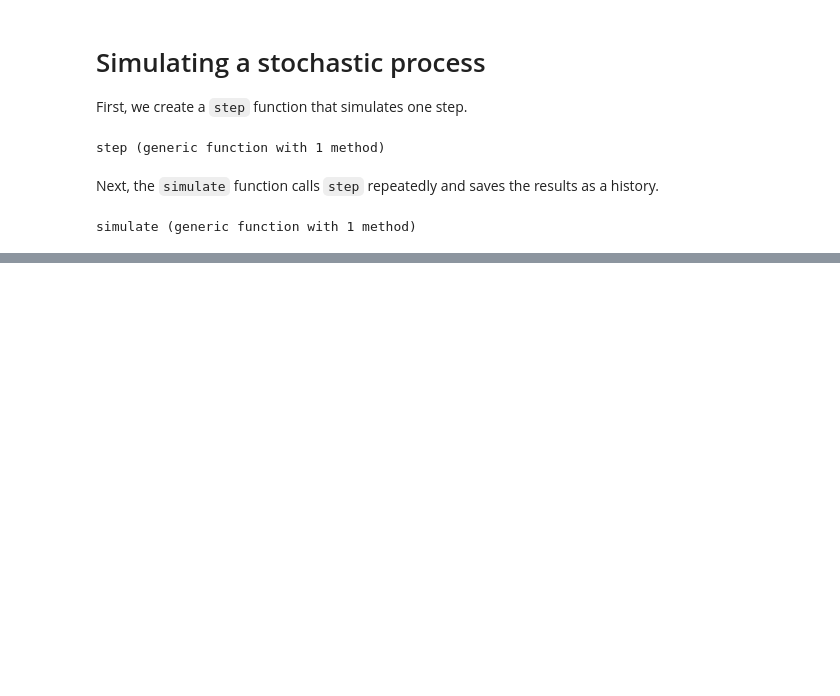
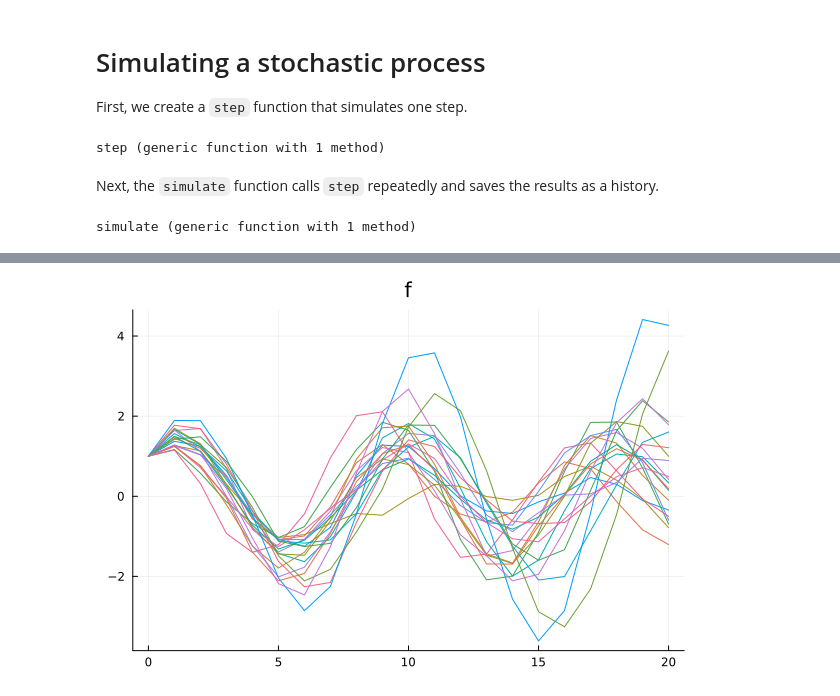
Before and after one commit to CU-ADCL/CU-DMU-Materials, a Jupyter notebook: notebooks/030-Stochastic-Processes.ipynb, the cells around one changed output, grey strips where cells are left out. Cells and saved outputs as stored; diff of their text form; code cells hidden in the pictures; blank space fills up the shorter version.

```diff
--- a/notebooks/030-Stochastic-Processes.ipynb
+++ b/notebooks/030-Stochastic-Processes.ipynb
@@ -37,0 +60,4 @@ histories = [simulate(step, n_steps = n) for _ = 1:10] = [[0, 0, 0, 0, 0, 0, 1,
+# %%
+plot(0:20, sim(f, 20), title = "f", legend=nothing)
+# %% [output]
+[figure, added]
```
Also changed, not shown: parts of 6 cells of this notebook, 1 other file.
